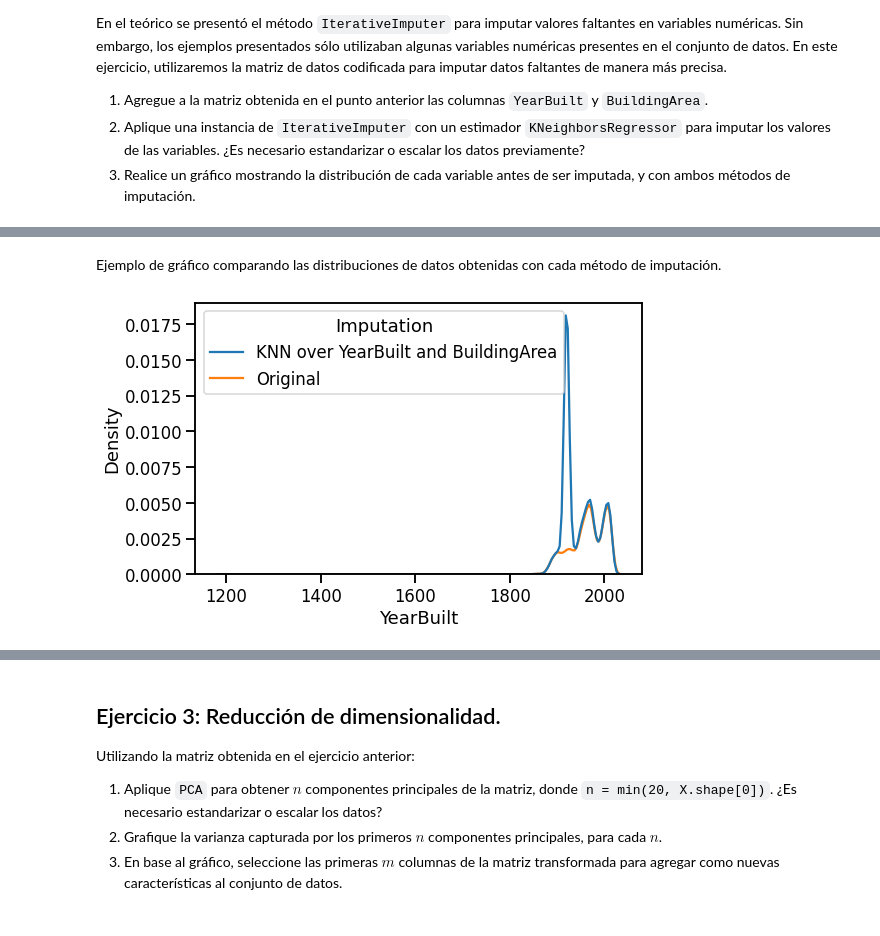
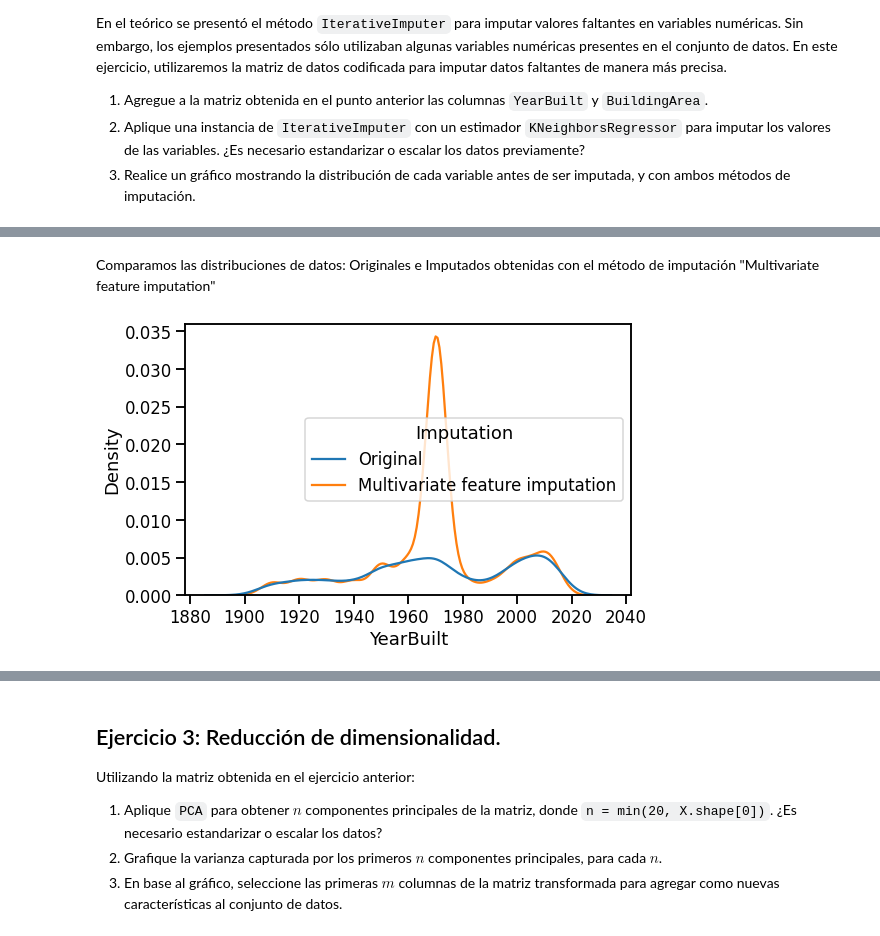
Before and after one commit to CHRISTIANDAGATTI/AEyCD---Grupo-9, a Jupyter notebook: Entregable_Parte_2_2022.ipynb, the cells around one changed output, grey strips where cells are left out. Saved outputs shown, nothing was run; the diff lists cells and outputs as text; code cells hidden in the pictures.

```diff
--- a/Entregable_Parte_2_2022.ipynb
+++ b/Entregable_Parte_2_2022.ipynb
@@ -113,0 +253,4 @@ Codificación One-hot encoding
+# %%
+# Unimos el dataframe original sin las columnas categoricas con el transformado por OneHOtEncoding
+df_encoder = pandas.concat([melb_drop,df_ohe], axis = 1)
+df_encoder
@@ -121,0 +281,8 @@ En el teórico se presentó el método `IterativeImputer` para imputar valores f
+# %%
+# Agregamos a la matriz obtenida en el punto anterior las columnas YearBuilt y BuildingArea que habiamos separado.
+df_yb = melb_df[['YearBuilt','BuildingArea']]
+# %%
+# Concatenamos el dataframe creado en la linea anterior con el dataframe que contiene las variables categoricas codificadas
+
+df = pandas.concat([df_yb, df_encoder], axis = 1)
+df
@@ -122,10 +307,13 @@ En el teórico se presentó el método `IterativeImputer` para imputar valores f
 # %%
 from sklearn.experimental import enable_iterative_imputer
+from sklearn.linear_model import BayesianRidge
+from sklearn.tree import DecisionTreeRegressor
+from sklearn.ensemble import ExtraTreesRegressor
 from sklearn.neighbors import KNeighborsRegressor
 from sklearn.impute import IterativeImputer
 
-melb_data_mice = melb_df.copy(deep=True)
+df_imputer = df.copy(deep=True)
 
-mice_imputer = IterativeImputer(random_state=0, estimator=KNeighborsRegressor())
-melb_data_mice[['YearBuilt','BuildingArea']] = mice_imputer.fit_transform(
-    melb_data_mice[['YearBuilt', 'BuildingArea']])
+mice_imputer = IterativeImputer(random_state=0, estimator=BayesianRidge())
+df_imputer[['YearBuilt','BuildingArea']] = mice_imputer.fit_transform(df_imputer[['YearBuilt','BuildingArea']])
+df_imputer.head(3)
@@ -132,12 +326,13 @@ melb_data_mice[['YearBuilt','BuildingArea']] = mice_imputer.fit_transform(
 # %% [markdown]
-Ejemplo de gráfico comparando las distribuciones de datos obtenidas con cada método de imputación.
+Comparamos las distribuciones de datos: Originales e Imputados obtenidas con el método de imputación "Multivariate feature imputation"
 # %%
-mice_year_built = melb_data_mice.YearBuilt.to_frame()
-mice_year_built['Imputation'] = 'KNN over YearBuilt and BuildingArea'
-melb_year_build = melb_df.YearBuilt.dropna().to_frame()
-melb_year_build['Imputation'] = 'Original'
-data = pandas.concat([mice_year_built, melb_year_build])
+#Variable YearBuilt
+df_imp_year_built = df_imputer.YearBuilt.to_frame()
+df_imp_year_built['Imputation'] = "Multivariate feature imputation"
+df_year_built = df.YearBuilt.dropna().to_frame()
+df_year_built['Imputation'] = 'Original'
+data = pandas.concat([df_year_built, df_imp_year_built]).reset_index()
 fig = plt.figure(figsize=(8, 5))
-g = seaborn.kdeplot(data=data, x='YearBuilt', hue='Imputation')
+g = sns.kdeplot(data=data, x='YearBuilt', hue='Imputation')
 # %% [output]
-[figure, old version]
+[figure, new version]
```
Also changed, not shown: parts of 44 cells of this notebook.
